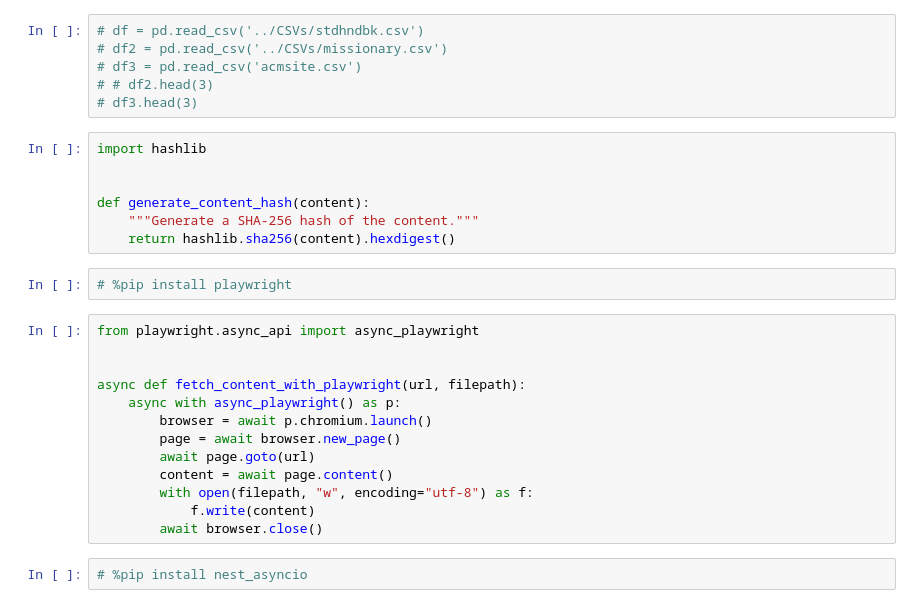
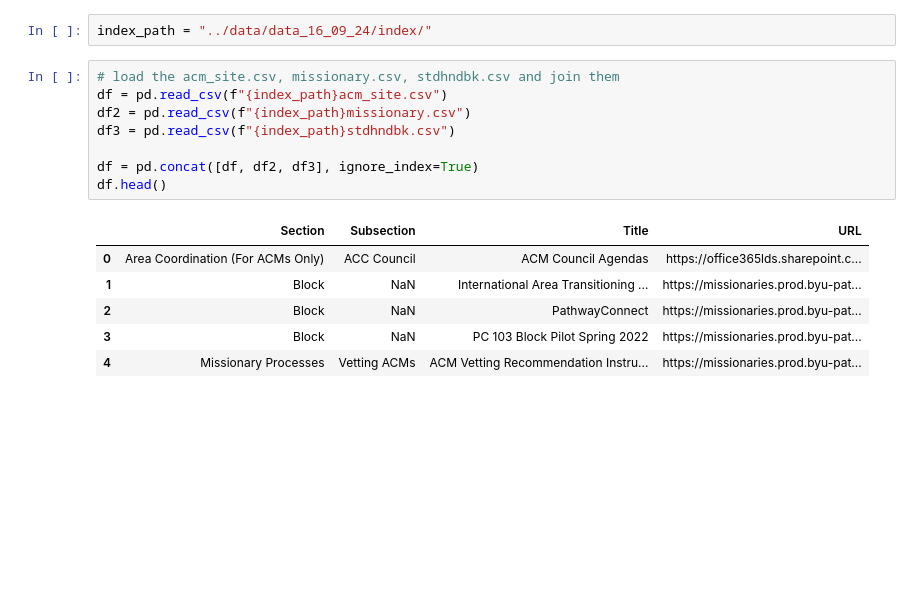
Before and after one commit to DallanQ/pathway-indexer, a Jupyter notebook: notebooks/crawl_urls.ipynb, the cells around one changed output. Saved outputs shown, nothing was run; the diff lists cells and outputs as text; blank space fills up the shorter version.

```diff
--- a/notebooks/crawl_urls.ipynb
+++ b/notebooks/crawl_urls.ipynb
@@ -6,30 +219,17 @@ import requests
+# %%
+index_path = "../data/data_16_09_24/index/"
 # %%
-# df = pd.read_csv('../CSVs/stdhndbk.csv')
-# df2 = pd.read_csv('../CSVs/missionary.csv')
-# df3 = pd.read_csv('acmsite.csv')
-# # df2.head(3)
-# df3.head(3)
+# load the acm_site.csv, missionary.csv, stdhndbk.csv and join them
+df = pd.read_csv(f"{index_path}acm_site.csv")
+df2 = pd.read_csv(f"{index_path}missionary.csv")
+df3 = pd.read_csv(f"{index_path}stdhndbk.csv")
+
+df = pd.concat([df, df2, df3], ignore_index=True)
+df.head()
+# %% [output]
+|  | Section | Subsection | Title | URL |
+| 0 | Area Coordination (For ACMs Only) | ACC Council | ACM Council Agendas | https://office365lds.sharepoint.c... |
+| 1 | Block | NaN | International Area Transitioning ... | https://missionaries.prod.byu-pat... |
+| 2 | Block | NaN | PathwayConnect | https://missionaries.prod.byu-pat... |
+| 3 | Block | NaN | PC 103 Block Pilot Spring 2022 | https://missionaries.prod.byu-pat... |
+| 4 | Missionary Processes | Vetting ACMs | ACM Vetting Recommendation Instru... | https://missionaries.prod.byu-pat... |
-# %%
-import hashlib
-
-
-def generate_content_hash(content):
-    """Generate a SHA-256 hash of the content."""
-    return hashlib.sha256(content).hexdigest()
-# %%
-# %pip install playwright
-# %%
-from playwright.async_api import async_playwright
-
-
-async def fetch_content_with_playwright(url, filepath):
-    async with async_playwright() as p:
-        browser = await p.chromium.launch()
-        page = await browser.new_page()
-        await page.goto(url)
-        content = await page.content()
-        with open(filepath, "w", encoding="utf-8") as f:
-            f.write(content)
-        await browser.close()
-# %%
-# %pip install nest_asyncio
```
Also changed, not shown: parts of 32 cells of this notebook, 5 other files.
